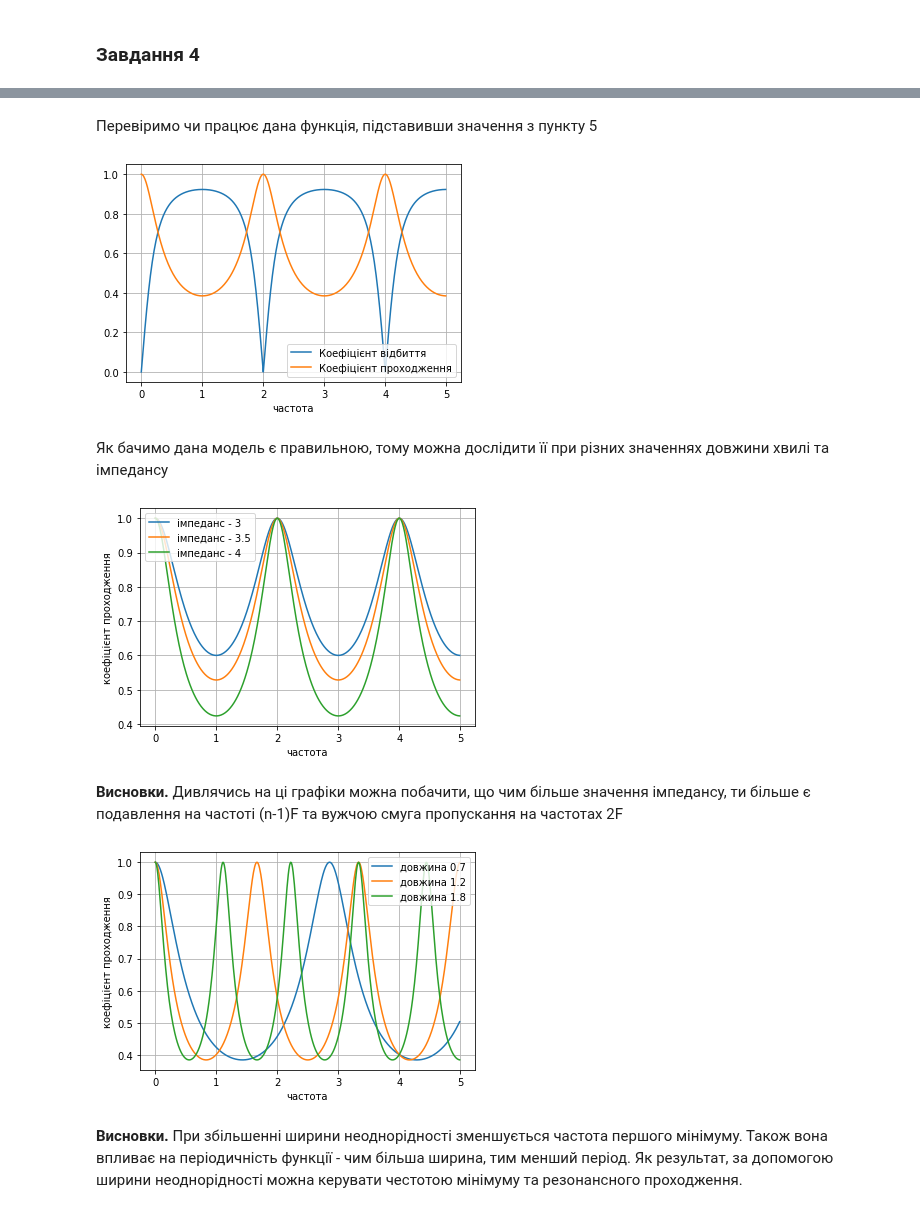
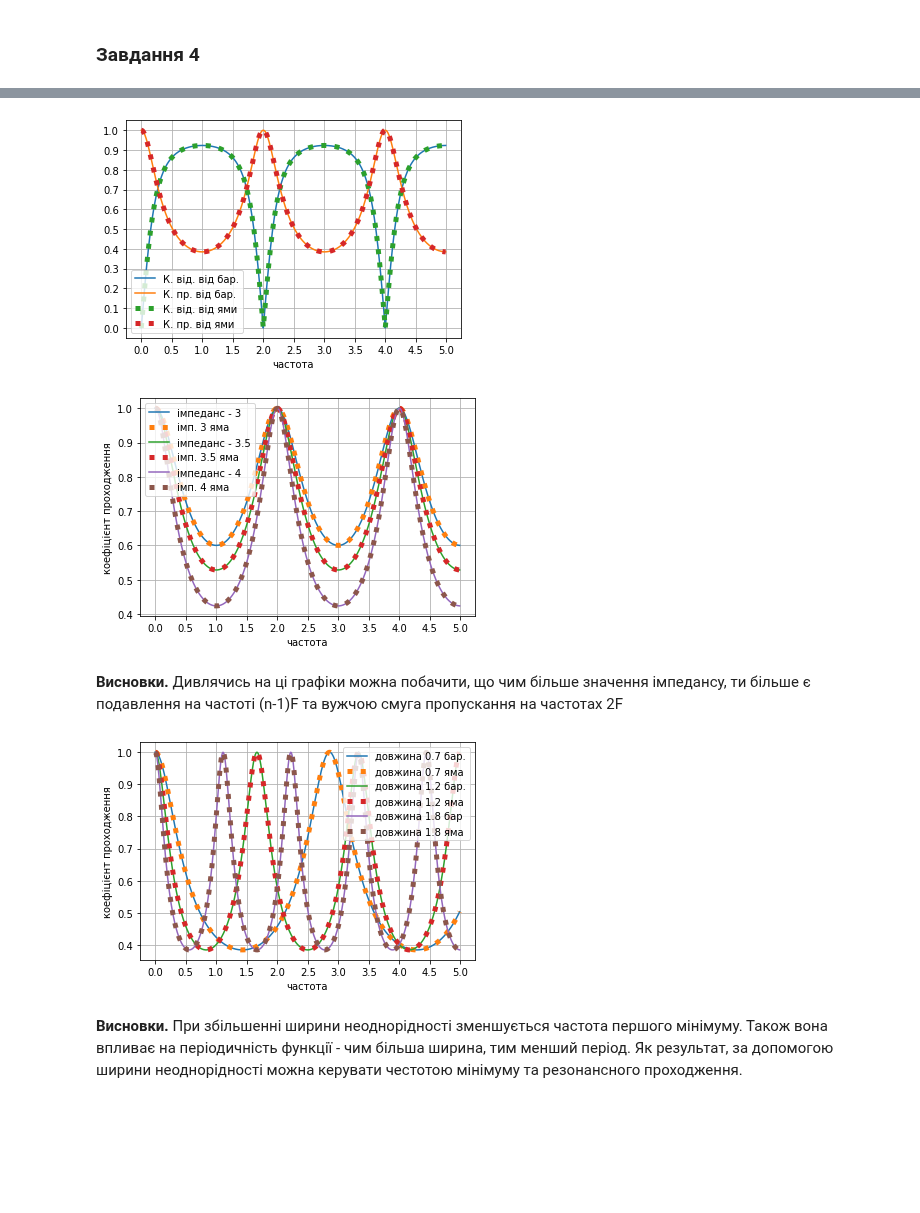
Before and after one commit to angpysha/aspiratura_imtr, a Jupyter notebook: imtr1_1.ipynb, the cells around one changed output, grey strips where cells are left out. Drawn from its saved outputs; the diff is of its cells as text; code cells hidden in the pictures; blank space fills up the shorter version.

```diff
--- a/imtr1_1.ipynb
+++ b/imtr1_1.ipynb
@@ -342,11 +334,18 @@ def r8(f,ll,z):
 # %%
 def t8(f,ll,z):
     return np.sqrt(1-pow(abs(r8(f,ll,z)),2))
+# %%
+def ry8(f,ll,z):
+    return (1-z8_1(f,ll,z))/(1+z8_1(f,ll,z))
+
+def ty8(f,ll,z):
+    return np.sqrt(1-pow(abs(ry8(f,ll,z)),2))
 # %%
 r8vec = np.vectorize(r8)
 t8vec= np.vectorize(t8)
+
+ry8vec = np.vectorize(ry8)
+ty8vec= np.vectorize(ty8)
-# %% [markdown]
-Перевіримо чи працює дана функція, підставивши значення з пункту 5
 # %%
 r8_1d = np.abs(r8vec(ff,1,5))
 t8_1d = t8vec(ff,1,5)
@@ -353,15 +355,17 @@ t8_1d = t8vec(ff,1,5)
 # %%
 ax1 = plt.subplot(111)
-ax1.plot(ff,r8_1d, label='Коефіцієнт відбиття')
-ax1.plot(ff,t8_1d, label='Коефіцієнт проходження')
+ax1.plot(ff,r8_1d, label='К. від. від бар.')
+ax1.plot(ff,t8_1d, label='К. пр. від бар.')
+ax1.plot(ff, ry8_1d, linestyle=':', linewidth=5, label='К. від. від ями')
+ax1.plot(ff, ty8_1d, linestyle=':', linewidth=5, label='К. пр. від ями')
+ax1.xaxis.set_major_locator(plticker.MultipleLocator(base=float(0.5)))
+ax1.yaxis.set_major_locator(plticker.MultipleLocator(base=float(0.1)))
 plt.grid(True)
 plt.xlabel('частота')
 ax1.legend()
 plt.show()
 # %% [output]
-[figure, old version]
+[figure, new version]
-# %% [markdown]
-Як бачимо дана модель є правильною, тому можна дослідити її при різних значеннях довжини хвилі та імпедансу
 # %%
 t8_1_3 = t8vec(ff,1,3)
 t8_1_35 = t8vec(ff,1,3.5)
@@ -369,33 +377,47 @@ t8_1_4 = t8vec(ff,1,4.5)
 # %%
 ax2 = plt.subplot(111)
 ax2.plot(ff,t8_1_3, label='імпеданс - 3')
+ax2.plot(ff,ty8_1_3, label='імп. 3 яма', linestyle=':', linewidth=5)
 ax2.plot(ff,t8_1_35,  label='імпеданс - 3.5')
+ax2.plot(ff,ty8_1_35,  label='імп. 3.5 яма', linestyle=':', linewidth=5)
 ax2.plot(ff,t8_1_4,  label='імпеданс - 4')
+ax2.plot(ff,ty8_1_4,  label='імп. 4 яма', linestyle=':', linewidth=5)
 plt.grid(True)
 plt.xlabel('частота')
 plt.ylabel('коефіцієнт проходження')
 ax2.legend()
+ax2.xaxis.set_major_locator(plticker.MultipleLocator(base=float(0.5)))
+ax2.yaxis.set_major_locator(plticker.MultipleLocator(base=float(0.1)))
 plt.show()
 # %% [output]
-[figure, old version]
+[figure, new version]
 # %% [markdown]
 **Висновки.** Дивлячись на ці графіки можна побачити, що чим більше значення імпедансу, ти більше є подавлення на частоті (n-1)F та вужчою смуга пропускання на частотах 2F
 # %%
 t8_07_5 = t8vec(ff,0.7,5)
 t8_12_5 = t8vec(ff,1.2,5)
 t8_18_5 = t8vec(ff,1.8,5)
+
+ty8_07_5 = ty8vec(ff,0.7,5)
+ty8_12_5 = ty8vec(ff,1.2,5)
+ty8_18_5 = ty8vec(ff,1.8,5)
 # %%
 ax3 = plt.subplot(111)
-ax3.plot(ff,t8_07_5, label='довжина 0.7')
-ax3.plot(ff,t8_12_5, label='довжина 1.2')
-ax3.plot(ff,t8_18_5, label='довжина 1.8')
+ax3.plot(ff,t8_07_5, label='довжина 0.7 бар.')
+ax3.plot(ff,ty8_07_5, label='довжина 0.7 яма', linestyle=':', linewidth=5)
+ax3.plot(ff,t8_12_5, label='довжина 1.2 бар.')
+ax3.plot(ff,ty8_12_5, label='довжина 1.2 яма', linestyle=':', linewidth=5)
+ax3.plot(ff,t8_18_5, label='довжина 1.8 бар')
+ax3.plot(ff,ty8_18_5, label='довжина 1.8 яма', linestyle=':', linewidth=5)
 plt.grid(True)
 ax3.legend()
 plt.xlabel('частота')
 plt.ylabel('коефіцієнт проходження')
+ax3.xaxis.set_major_locator(plticker.MultipleLocator(base=float(0.5)))
+ax3.yaxis.set_major_locator(plticker.MultipleLocator(base=float(0.1)))
 plt.show()
 # %% [output]
-[figure, old version]
+[figure, new version]
 # %% [markdown]
 **Висновки.** При збільшенні ширини неоднорідності зменшується частота першого мінімуму. Також вона впливає на періодичність функції - чим більша ширина, тим менший період. Як результат, за допомогою ширини неоднорідності можна керувати честотою мінімуму та резонансного проходження.
 # %% [markdown]
```
Also changed, not shown: parts of 67 cells of this notebook.
